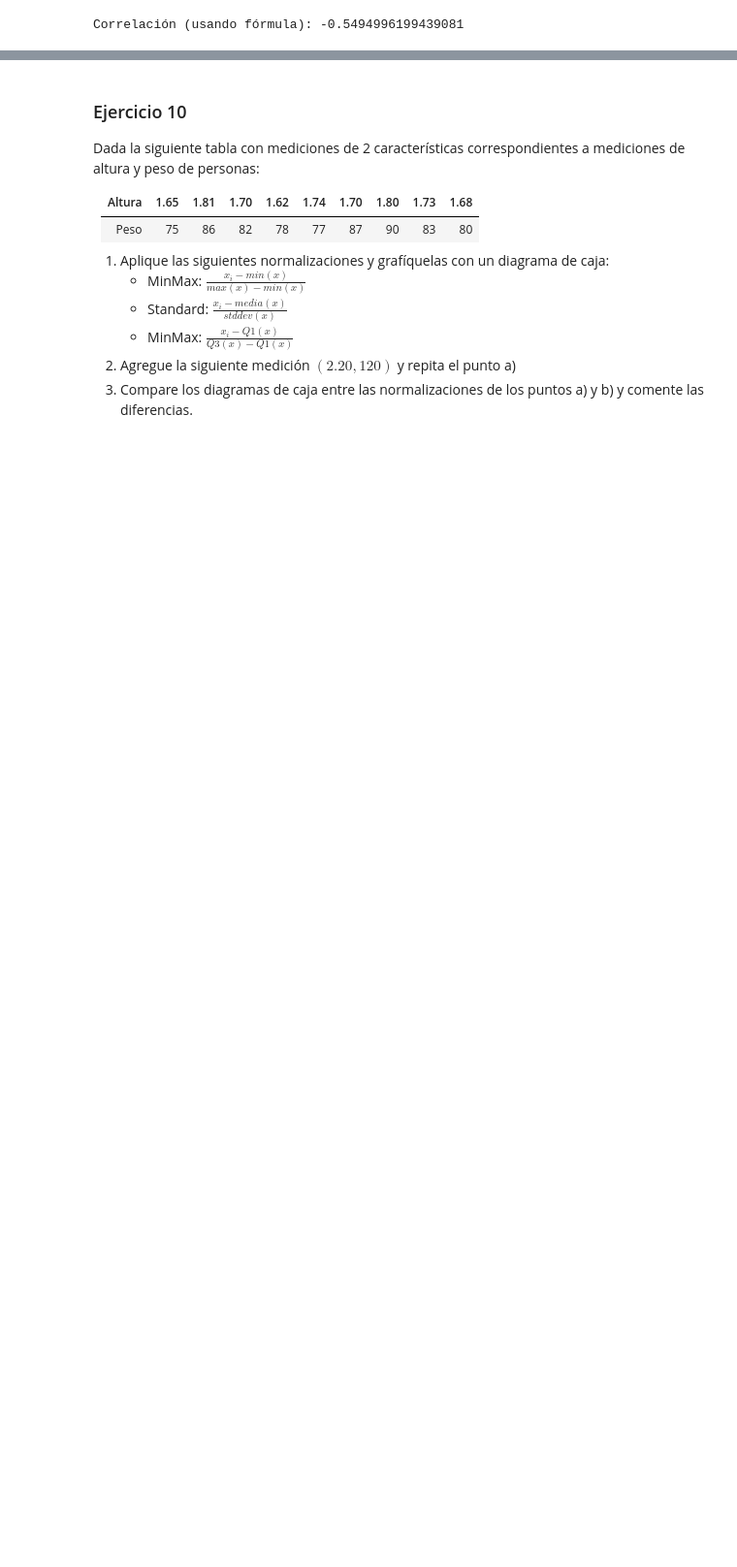
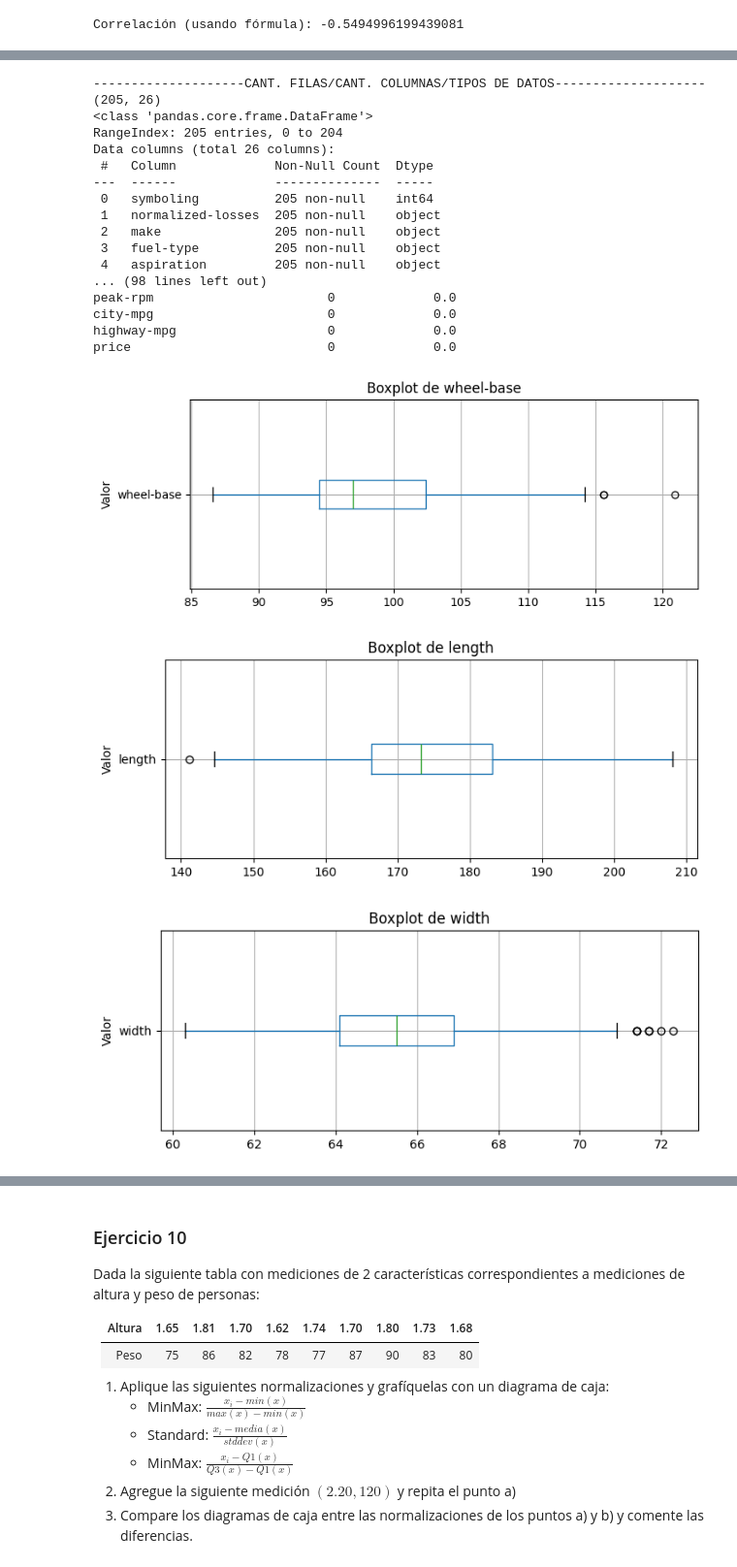
Before and after one commit to JoaquinManuelGonzalez/Aprendizaje-Automatico-Profundo, a Jupyter notebook: practicas/resoluciones/practica_1/analisis_y_preprocesamiento.ipynb, the cells around one changed output, grey strips where cells are left out. Shown at 97% size. Cells and saved outputs as stored; diff of their text form; code cells hidden in the pictures; blank space fills up the shorter version.

```diff
--- a/practicas/resoluciones/practica_1/analisis_y_preprocesamiento.ipynb
+++ b/practicas/resoluciones/practica_1/analisis_y_preprocesamiento.ipynb
@@ -670,0 +701,55 @@ Realice un análisis sobre los valores de los atributos del dataset automobile.c
+# %%
+# Nos traemos el dataset de los autos
+df_autos = pd.read_csv(r"C:\Users\Usuario\Desktop\FACULTAD\4to_Año\segundo_semestre\Aprendizaje Automatico Profundo\practicas\resoluciones\datasets\automobile.csv")
+
+# Mostramos la info general
+print("--------------------CANT. FILAS/CANT. COLUMNAS/TIPOS DE DATOS--------------------")
+print(df_autos.shape)
+print(df_autos.info())
+print("--------------------PRIMERAS FILAS--------------------")
+print(df_autos.head(5))
+print("--------------------RESUMEN ESTADISTICO--------------------")
+print(df_autos.describe())
+nulos = df_autos.isnull().sum()
+porcentaje_nulos = (df_autos.isnull().mean() * 100).round(2)
+valores_nulos = pd.DataFrame({
+    "Valores Nulos": nulos,
+    "Porcentaje (%)": porcentaje_nulos
+})
+print("--------------------NULOS Y PORCENTAJE--------------------")
+print(valores_nulos)
+
+# veo algunos atributos numéricos para ver cantidad de atípicos
+cols = [
+    "wheel-base", "length", "width", "height",
+    "curb-weight", "engine-size", "compression-ratio",
+    "city-mpg", "highway-mpg"
+]
+
+for col in cols:
+    plt.figure(figsize=(8, 3))
+    df_autos.boxplot(column=col, vert=False)
+    plt.title(f"Boxplot de {col}")
+    plt.ylabel("Valor")
+    plt.show()
+# %% [output]
+--------------------CANT. FILAS/CANT. COLUMNAS/TIPOS DE DATOS--------------------
+(205, 26)
+<class 'pandas.core.frame.DataFrame'>
+RangeIndex: 205 entries, 0 to 204
+Data columns (total 26 columns):
+ #   Column             Non-Null Count  Dtype
+---  ------             --------------  -----
+ 0   symboling          205 non-null    int64
+ 1   normalized-losses  205 non-null    object
+ 2   make               205 non-null    object
+ 3   fuel-type          205 non-null    object
+ 4   aspiration         205 non-null    object
+... (98 lines left out)
+peak-rpm                       0             0.0
+city-mpg                       0             0.0
+highway-mpg                    0             0.0
+price                          0             0.0
+[figure, added]
+[figure, added]
+[figure, added]
```
Also changed, not shown: parts of 9 cells of this notebook, 1 other file.
